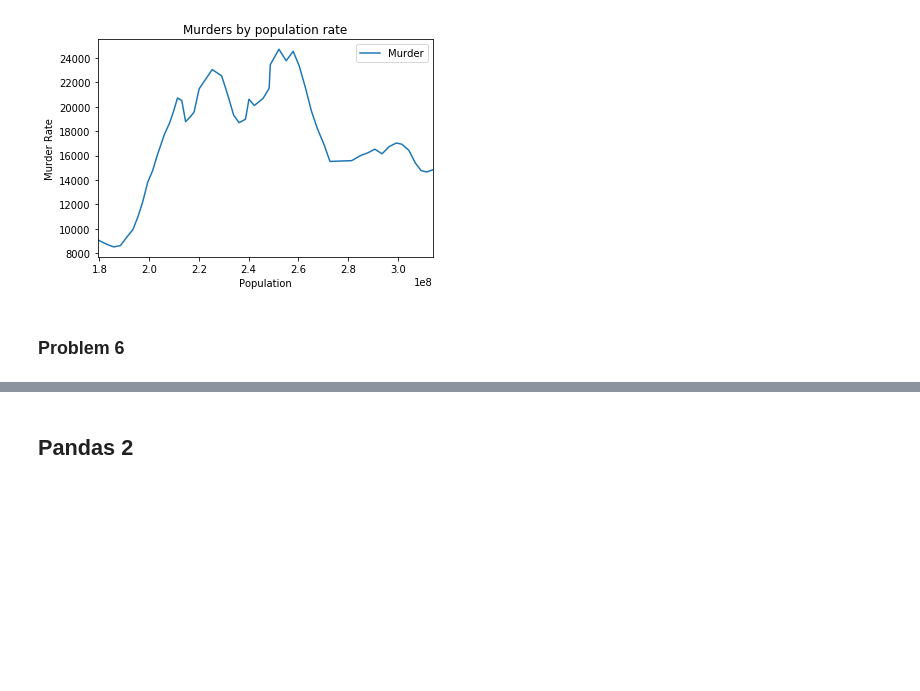
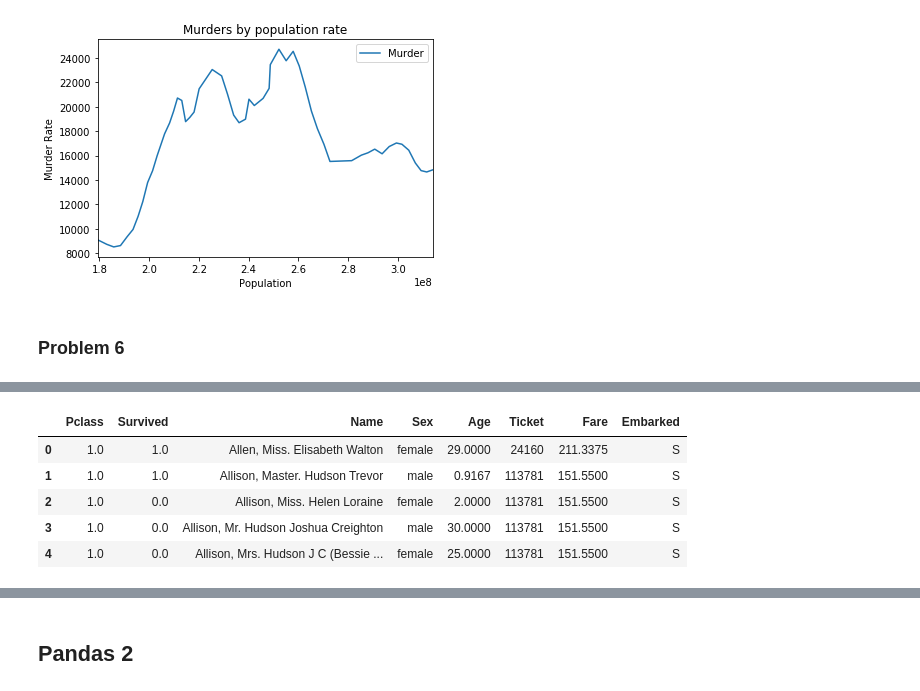
Before and after one commit to bethbailey/BootCamp2018, a Jupyter notebook: ProbSets/Comp/ProbSet2/ProbSet2.ipynb, the cells around one changed output, grey strips where cells are left out. Saved outputs shown, nothing was run; the diff lists cells and outputs as text; code cells hidden in the pictures; blank space fills up the shorter version.

```diff
--- a/ProbSets/Comp/ProbSet2/ProbSet2.ipynb
+++ b/ProbSets/Comp/ProbSet2/ProbSet2.ipynb
@@ -269,0 +280,13 @@ df2.to_csv("crime_subset.csv")
+# %%
+titanic = titanic.drop(labels=["Sibsp", "Parch", "Cabin", "Boat", "Body", "home.dest"], axis=1)
+# %%
+titanic = titanic.dropna(subset=["Survived"])
+# %%
+titanic.head()
+# %% [output]
+|  | Pclass | Survived | Name | Sex | Age | Ticket | Fare | Embarked |
+| 0 | 1.0 | 1.0 | Allen, Miss. Elisabeth Walton | female | 29.0000 | 24160 | 211.3375 | S |
+| 1 | 1.0 | 1.0 | Allison, Master. Hudson Trevor | male | 0.9167 | 113781 | 151.5500 | S |
+| 2 | 1.0 | 0.0 | Allison, Miss. Helen Loraine | female | 2.0000 | 113781 | 151.5500 | S |
+| 3 | 1.0 | 0.0 | Allison, Mr. Hudson Joshua Creighton | male | 30.0000 | 113781 | 151.5500 | S |
+| 4 | 1.0 | 0.0 | Allison, Mrs. Hudson J C (Bessie ... | female | 25.0000 | 113781 | 151.5500 | S |
```
Also changed, not shown: parts of 7 cells of this notebook, 2 other files.
